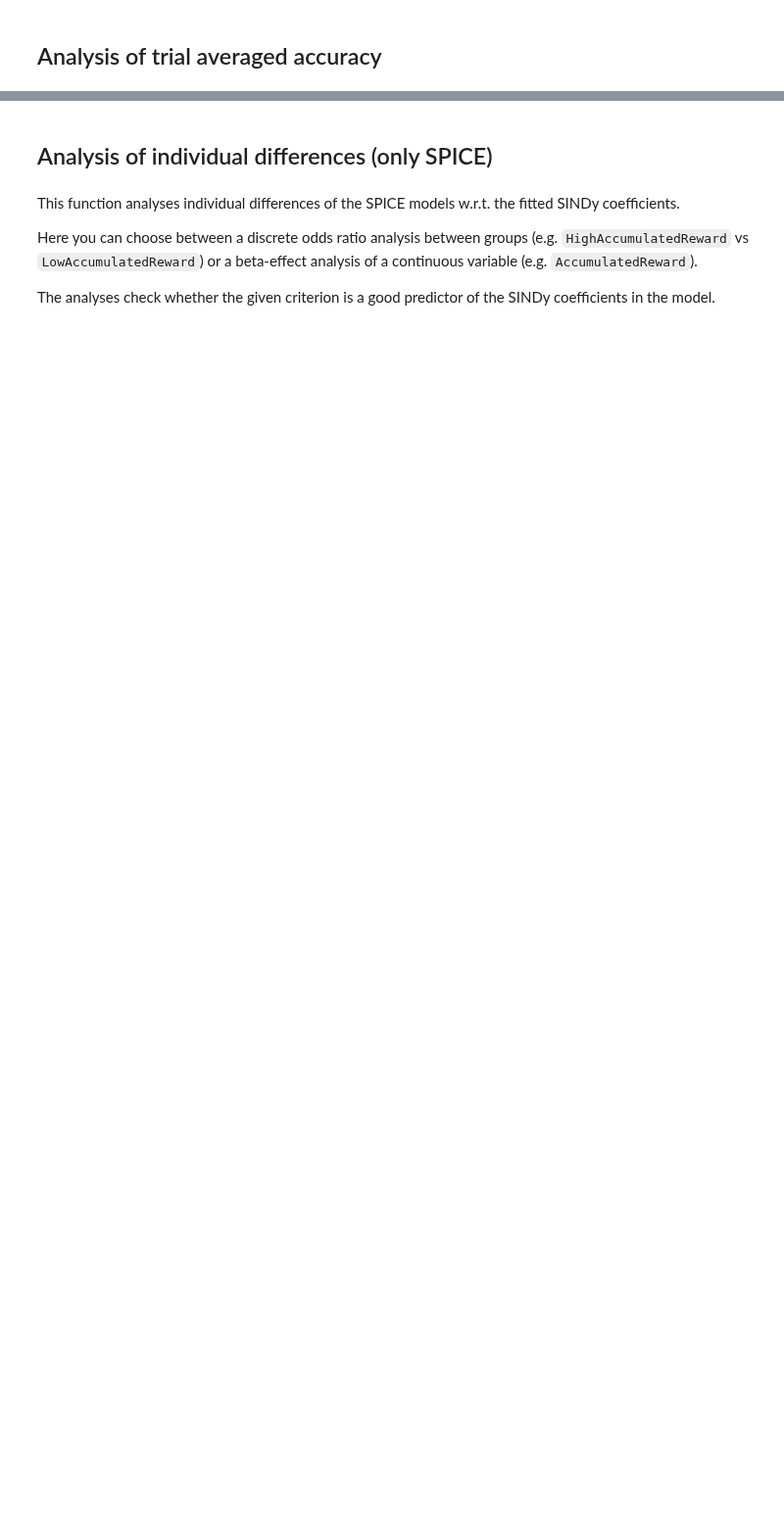
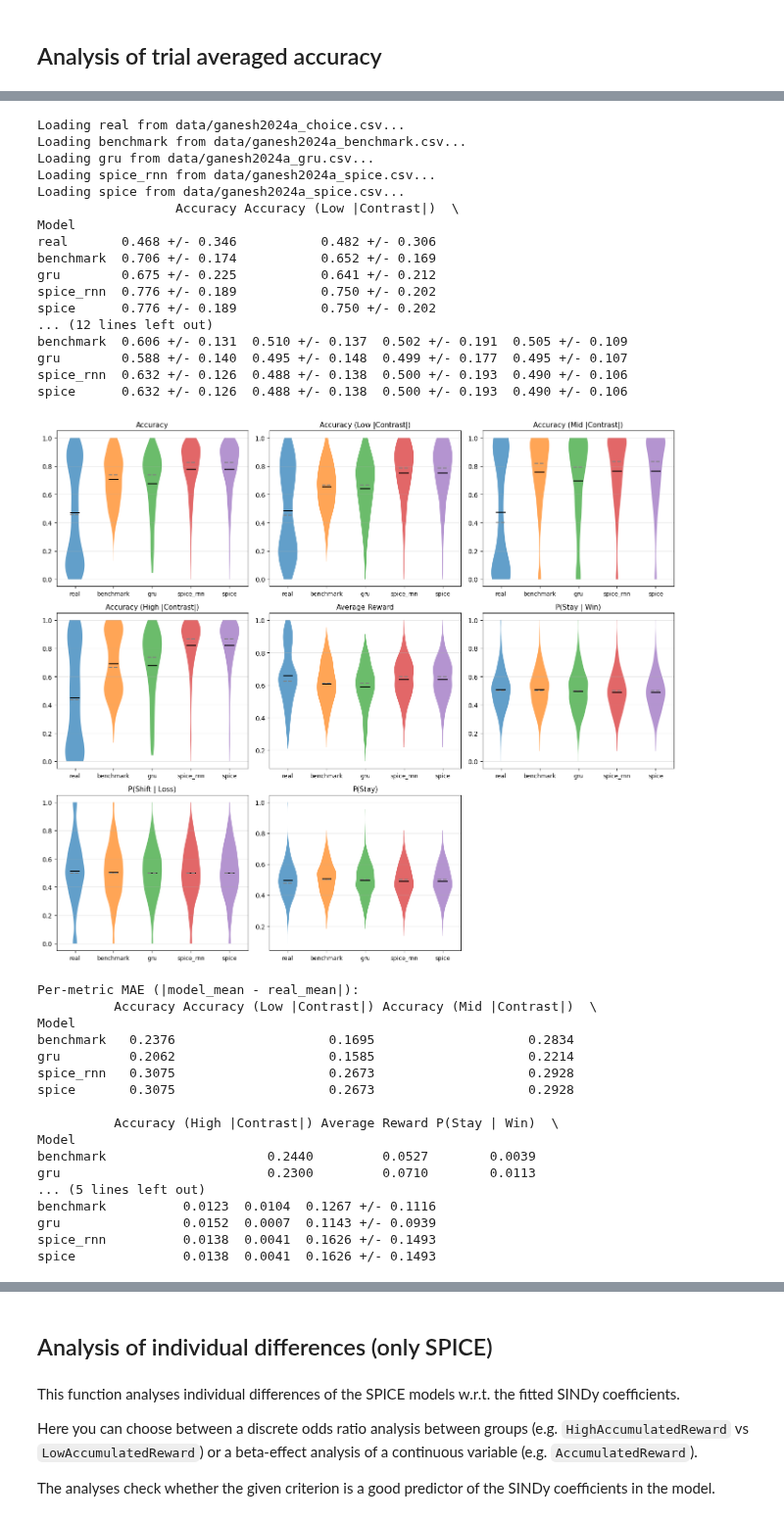
Before and after one commit to whyhardt/SPICE, a Jupyter notebook: weinhardt2026/studies/ganesh2024a/ganesh2024a.ipynb, the cells around one changed output, grey strips where cells are left out. Shown at 98% size. Cells and saved outputs as stored; diff of their text form; code cells hidden in the pictures; blank space fills up the shorter version.

```diff
--- a/weinhardt2026/studies/ganesh2024a/ganesh2024a.ipynb
+++ b/weinhardt2026/studies/ganesh2024a/ganesh2024a.ipynb
@@ -348,0 +327,44 @@ Computing choice probabilities with SPICE model...
+# %%
+analysis_generative_behavior(
+    path_data_real='data/ganesh2024a_choice.csv',
+    path_data_benchmark='data/ganesh2024a_benchmark.csv',
+    path_data_gru='data/ganesh2024a_gru.csv',
+    path_data_spice_rnn='data/ganesh2024a_spice.csv',
+    path_data_spice='data/ganesh2024a_spice.csv',
+)
+# %% [output]
+Loading real from data/ganesh2024a_choice.csv...
+Loading benchmark from data/ganesh2024a_benchmark.csv...
+Loading gru from data/ganesh2024a_gru.csv...
+Loading spice_rnn from data/ganesh2024a_spice.csv...
+Loading spice from data/ganesh2024a_spice.csv...
+                  Accuracy Accuracy (Low |Contrast|)  \
+Model
+real       0.468 +/- 0.346           0.482 +/- 0.306
+benchmark  0.706 +/- 0.174           0.652 +/- 0.169
+gru        0.675 +/- 0.225           0.641 +/- 0.212
+spice_rnn  0.776 +/- 0.189           0.750 +/- 0.202
+spice      0.776 +/- 0.189           0.750 +/- 0.202
+... (12 lines left out)
+benchmark  0.606 +/- 0.131  0.510 +/- 0.137  0.502 +/- 0.191  0.505 +/- 0.109
+gru        0.588 +/- 0.140  0.495 +/- 0.148  0.499 +/- 0.177  0.495 +/- 0.107
+spice_rnn  0.632 +/- 0.126  0.488 +/- 0.138  0.500 +/- 0.193  0.490 +/- 0.106
+spice      0.632 +/- 0.126  0.488 +/- 0.138  0.500 +/- 0.193  0.490 +/- 0.106
+[figure, added]
+Per-metric MAE (|model_mean - real_mean|):
+          Accuracy Accuracy (Low |Contrast|) Accuracy (Mid |Contrast|)  \
+Model
+benchmark   0.2376                    0.1695                    0.2834
+gru         0.2062                    0.1585                    0.2214
+spice_rnn   0.3075                    0.2673                    0.2928
+spice       0.3075                    0.2673                    0.2928
+
+          Accuracy (High |Contrast|) Average Reward P(Stay | Win)  \
+Model
+benchmark                     0.2440         0.0527        0.0039
+gru                           0.2300         0.0710        0.0113
+... (5 lines left out)
+benchmark          0.0123  0.0104  0.1267 +/- 0.1116
+gru                0.0152  0.0007  0.1143 +/- 0.0939
+spice_rnn          0.0138  0.0041  0.1626 +/- 0.1493
+spice              0.0138  0.0041  0.1626 +/- 0.1493
```
Also changed, not shown: parts of 19 cells of this notebook, 28 other files.
